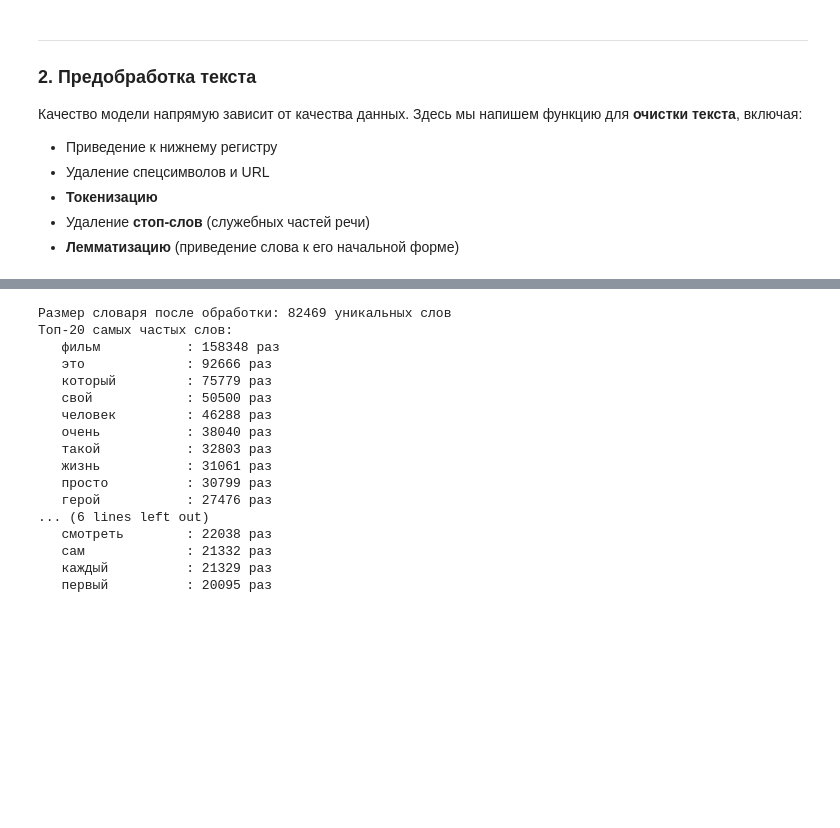
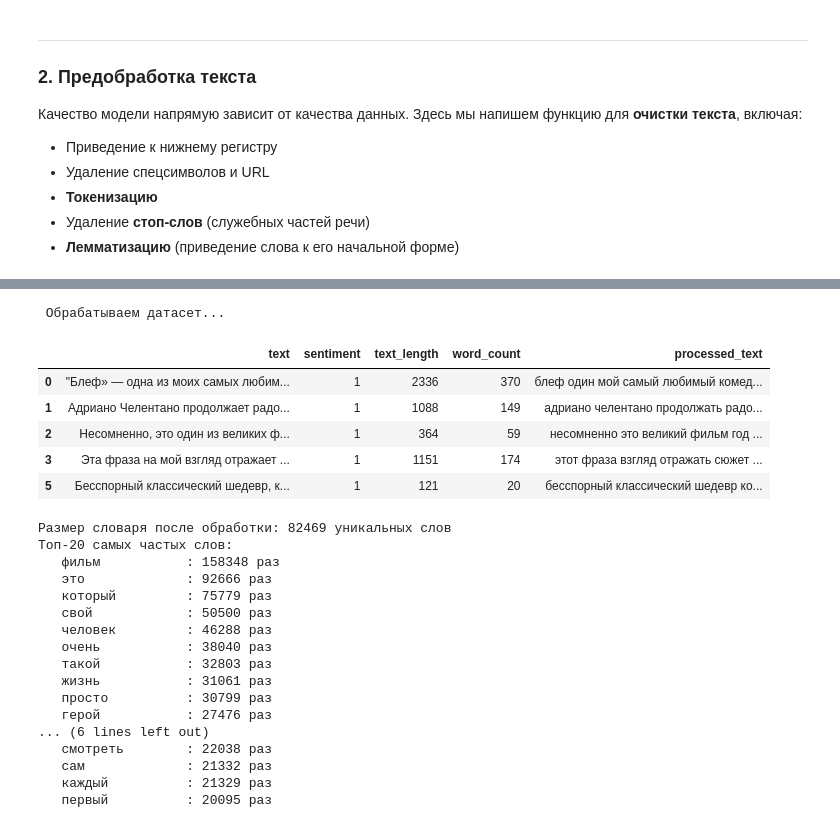
Before and after one commit to yuramayer/mipt-masters, a Jupyter notebook: nlp/pracs/prac_1/done/seminar_1.ipynb, the cells around one changed output, grey strips where cells are left out. Drawn from its saved outputs; the diff is of its cells as text; code cells hidden in the pictures; blank space fills up the shorter version.

```diff
--- a/nlp/pracs/prac_1/done/seminar_1.ipynb
+++ b/nlp/pracs/prac_1/done/seminar_1.ipynb
@@ -263,0 +277,18 @@ for word, freq in word_freq.most_common(15):
+# %%
+print("\n Обрабатываем датасет...")
+# удобно отслеживаем работу apply
+tqdm.pandas()
+df['processed_text'] = df['text'].progress_apply(
+    lambda x: preprocess_text(x, use_lemmatization=True, remove_stopwords=True)
+)
+# %% [output]
+ Обрабатываем датасет...
+# %%
+df.head(5)
+# %% [output]
+|  | text | sentiment | text_length | word_count | processed_text |
+| 0 | "Блеф» — одна из моих самых любим... | 1 | 2336 | 370 | блеф один мой самый любимый комед... |
+| 1 | Адриано Челентано продолжает радо... | 1 | 1088 | 149 | адриано челентано продолжать радо... |
+| 2 | Несомненно, это один из великих ф... | 1 | 364 | 59 | несомненно это великий фильм год ... |
+| 3 | Эта фраза на мой взгляд отражает ... | 1 | 1151 | 174 | этот фраза взгляд отражать сюжет ... |
+| 5 | Бесспорный классический шедевр, к... | 1 | 121 | 20 | бесспорный классический шедевр ко... |
```
Also changed, not shown: parts of 20 cells of this notebook.
